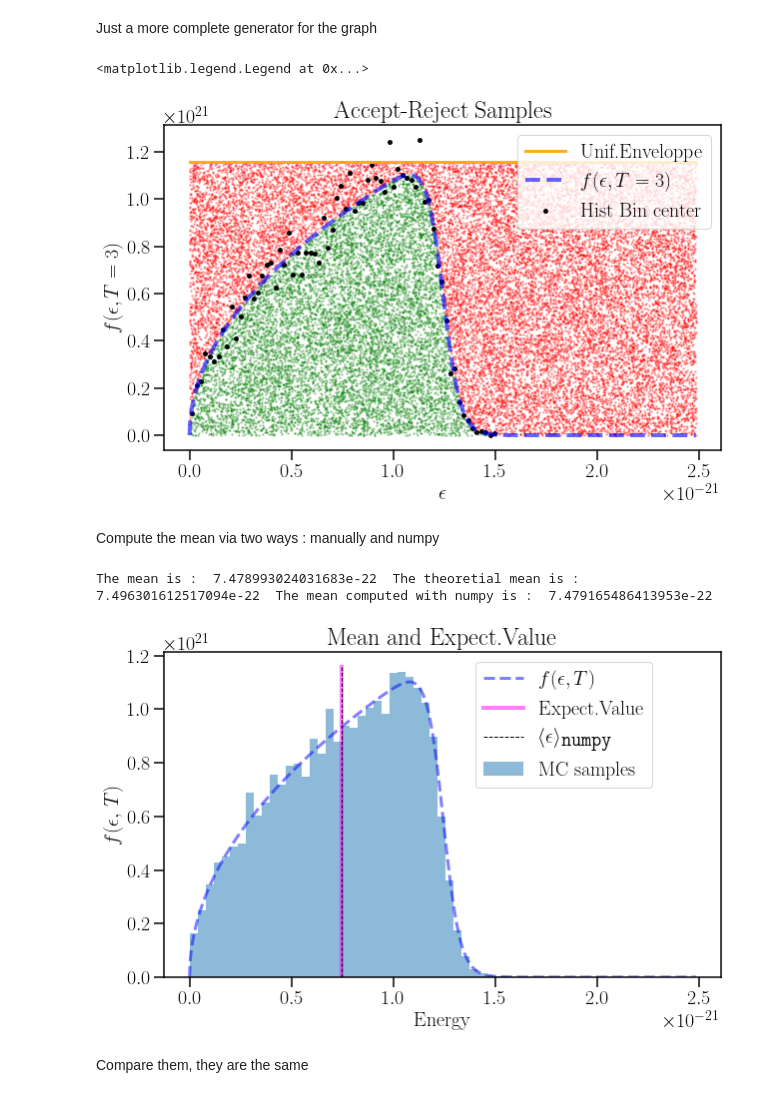
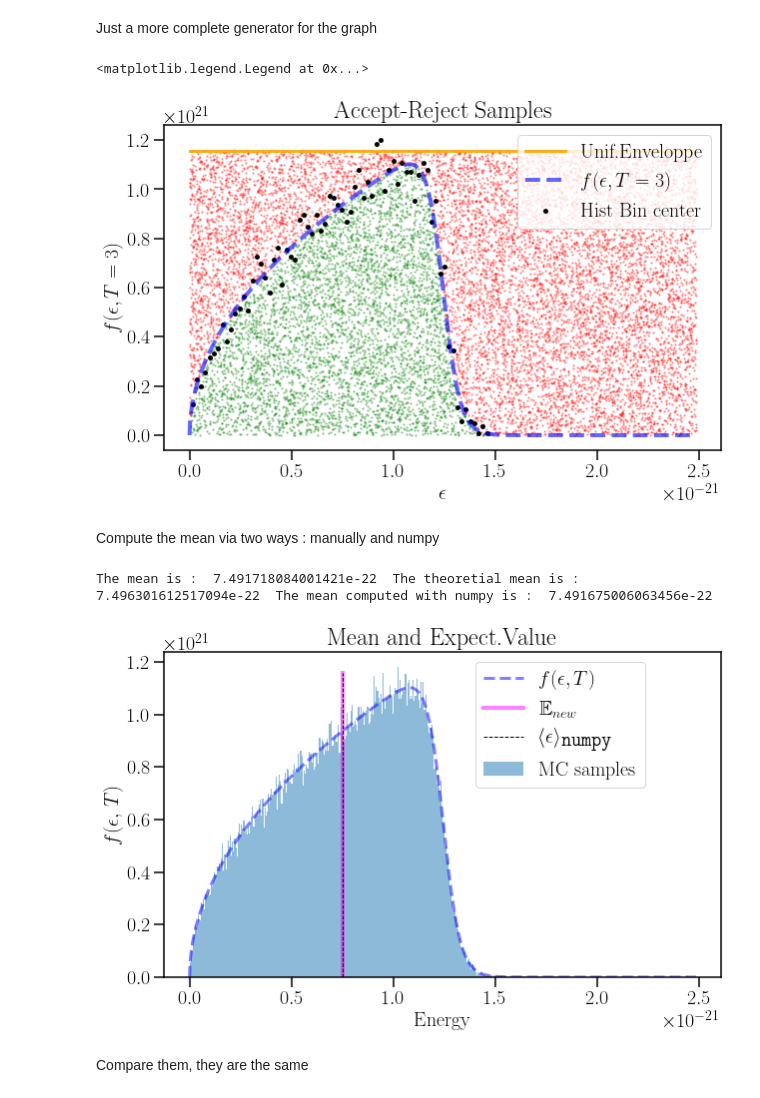
Before and after one commit to Nayaqs/stats, a Jupyter notebook: Final1.ipynb, the cells around one changed output. Cells and saved outputs as stored; diff of their text form; code cells hidden in the pictures.

```diff
--- a/Final1.ipynb
+++ b/Final1.ipynb
@@ -4,9 +4,12 @@ import matplotlib.pyplot as plt
 import scipy.stats as stats
 from scipy.integrate import quad
 import math
+from scipy.optimize import minimize_scalar
+import time
 
 plt.rcParams.update({
 	'text.usetex': True,
+    'text.latex.preamble': r'\usepackage{amsfonts}',
 	'font.family':'serif',
 	'mathtext.fontset' : 'cm',
 	'mathtext.rm': 'serif',
@@ -26,11 +29,11 @@ plt.rcParams.update({'font.size': 20})
 kb = 1.380649e-23#J/K
 m=40*1.66*1e-27
 T=3
-mu = 30*kb*T
+mu= 30*kb*T
 A=(3.5e+31)/1.0234366462120648
 beta = 1/(kb*T)
 n=1
-meanTH = (3/5)*n*mu
+meanTH = (3/(5*0.9945577146403805))*n*mu
 
 def f(epsilon,T):
     beta    = 1/(kb*T)
@@ -50,3 +53,27 @@ def moment_2(epsilon):
 def gauss(x, gmean, gsigma):
     pref = 1/(np.sqrt(2*np.pi)*gsigma)
     return pref*np.exp(-(x-gmean)*(x-gmean)/(2*gsigma*gsigma))
+
+#integral with trapeze
+def integral(n):
+    nPts=n+1
+    nInt=n
+    x=np.linspace(0,2*mu,nPts)
+    y=np.zeros(len(x))
+    for i in range(len(x)):
+        denom = np.exp(beta*(x[i]-mu))+1
+        y[i]=A*np.sqrt(x[i])/denom
+    integrale=0
+    for i in range(n):
+        integrale += (y[i]+y[i+1])*(x[i+1]-x[i])/2
+    return integrale
+
+xfunc = np.linspace(0,2*mu,1000)
+yfunc = f(xfunc,3)
+plt.plot(xfunc,yfunc, label = "T=3K")
+plt.plot([mu, mu],[0,1.2e21], color = "orange", label = "$x = \mu$")
+plt.plot([2*mu, 2*mu],[0,1.2e21], color = "red", label = "$x=2\mu$")
+plt.xlabel("Energy")
+plt.ylabel("$f(\epsilon,\,T)$")
+plt.title("Energy distribution")
+plt.legend()
@@ -90,7 +138,7 @@ def Egenerator(N, Temp):
 # %% [markdown]
 Just a more complete generator for the graph
 # %%
-nEvents = 1e4
+nEvents = 5000
 listAccX =[]
 listAccY =[]
 listRejX =[]
@@ -102,51 +150,50 @@ while len(listAccX)<nEvents :
     x       = gen.uniform(*interval)
     y       = gen.uniform(0, fmax)
     if y <= f(x, T):
         listAccX.append(x)
         listAccY.append(y)
     else:
         listRejX.append(x)
         listRejY.append(y)
 
 cc, ee = np.histogram(listAccX, density=True, bins = 70)
 wi = ee[1]-ee[0]
 xC = ee[:-1]+wi/2
 
 
 xfunc = np.linspace(0,2*mu,1000)
 yfunc = f(xfunc,3)
 
 plt.scatter(listAccX,listAccY       , s = 2 , color = "green"   , alpha = 0.3)
 plt.scatter(listRejX,listRejY       , s = 2 , color = "red"     , alpha = 0.3)
 plt.plot([0,2*mu],[fmax,fmax]   , lw =3 , color = "orange"  , alpha = 0.9, label = "Unif.Enveloppe")
 plt.scatter(xC,cc            , s = 15,  color = "black", label = "Hist Bin center")
 #plt.fill([1.51e-21,2*mu,2*mu,1.51e-21],[0.7e21,0.7e21,fmax*1.01,fmax*1.01], color = "white", alpha = 0.8)
 plt.plot(xfunc,yfunc, "--", color = "blue", alpha = 0.6,lw = 4, label = r"$f(\epsilon, T=3)$")
 
 plt.xlabel(r"$\epsilon$")
 plt.ylabel(r"$f(\epsilon, T=3)$")
 plt.title("Accept-Reject Samples")
 plt.legend()
 # %% [output]
 <matplotlib.legend.Legend at 0x...>
-[figure, old version]
+[figure, new version]
 # %% [markdown]
 Compute the mean via two ways : manually and numpy
 # %%
-data = Egenerator(1e4, 3)
-content,bin_edges, _ = plt.hist(data, density=True, bins = 40, alpha = 0.5, label = "MC samples")
+data = Egenerator(1e5, 3)
+content,bin_edges, _ = plt.hist(data, density=True, bins = 300, alpha = 0.5, label = "MC samples")
 binWidth = (bin_edges[1] - bin_edges[0])
 xCoords = bin_edges[:-1] + binWidth/2
 #plt.scatter(list(xCoords), np.zeros(len(xCoords)), color = "red", label = "Bin center")
 
 #compute the mean explicitely
 mean = np.sum(content*xCoords) *binWidth
-meanTH = (3/5)*n*mu
 m = np.mean(data)
 
 
 plt.plot(xfunc,yfunc                , "--"  , lw = 3, color = "blue"    , alpha = 0.5   , label = r"$f(\epsilon, T)$")
-plt.plot([meanTH, meanTH], [0, fmax]        , lw = 4, color = "magenta" , alpha = 0.5   , label = "Expect.Value")
+plt.plot([meanTH, meanTH], [0, fmax]        , lw = 4, color = "magenta" , alpha = 0.5   , label = r"$\mathbb{E}_{new}$")
 plt.plot([m, m], [0, fmax]          , '--'  , lw = 1, color = "black"  , alpha = 1     , label = r"$\langle\epsilon\rangle_{\texttt{numpy}}$")
 
 plt.xlabel("Energy")
@@ -156,8 +203,8 @@ plt.title("Mean and Expect.Value")
 
 print("The mean is : " ,mean, " The theoretial mean is : " , ExpVal, " The mean computed with numpy is : ", m)
 # %% [output]
-The mean is :  7.478993024031683e-22  The theoretial mean is :  7.496301612517094e-22  The mean computed with numpy is :  7.479165486413953e-22
+The mean is :  7.491718084001421e-22  The theoretial mean is :  7.496301612517094e-22  The mean computed with numpy is :  7.491675006063456e-22
-[figure, old version]
+[figure, new version]
 # %% [markdown]
 Compare them, they are the same
 # %%
```
Also changed, not shown: parts of 79 cells of this notebook.
